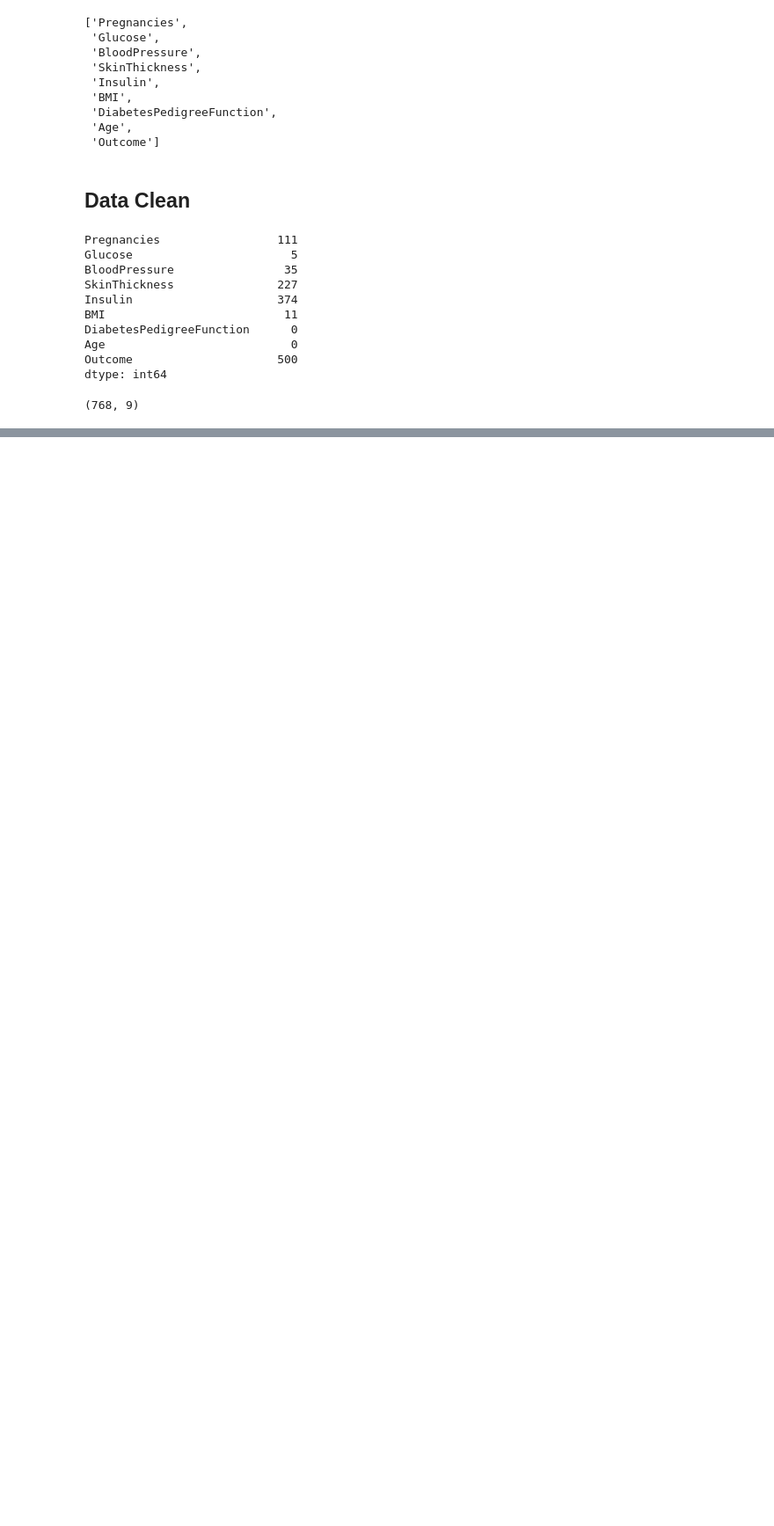
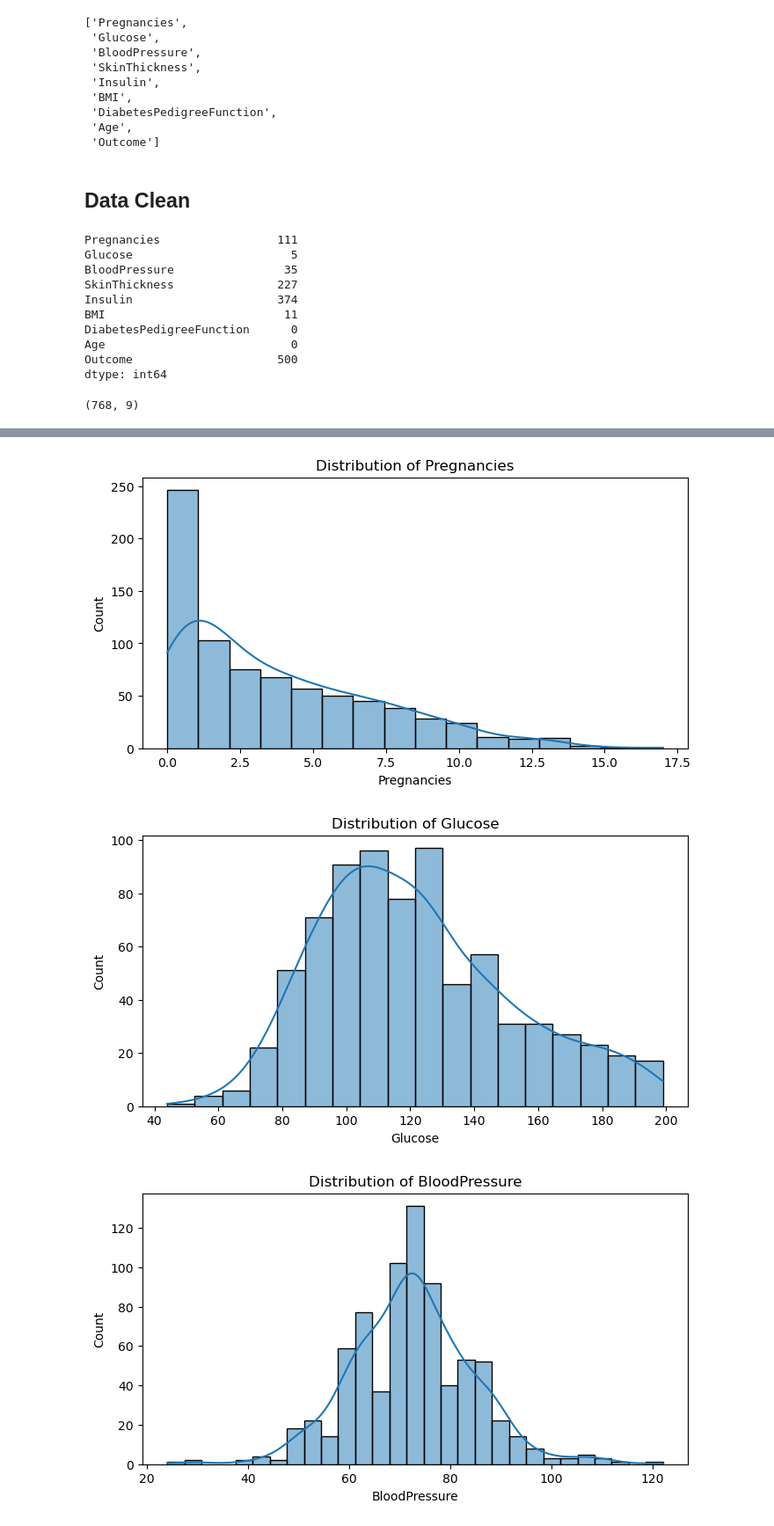
Before and after one commit to orczhu/zhu-ai-learning, a Jupyter notebook: capstone/capstone.ipynb, the cells around one changed output, grey strips where cells are left out. Shown at 88% size. Drawn from its saved outputs; the diff is of its cells as text; code cells hidden in the pictures; blank space fills up the shorter version.

```diff
--- a/capstone/capstone.ipynb
+++ b/capstone/capstone.ipynb
@@ -111,0 +124,14 @@ dia.shape
+# %%
+# For Glucose, we can fit in the mean value with very low missing rate
+dia['Glucose'].fillna(dia['Glucose'].mean(), inplace=True)
+# %%
+# BloodPressure can we can fit the mod value since missing rate is 4%
+dia['BloodPressure'].fillna(dia['BloodPressure'].mean(), inplace=True)
+# %%
+# BMI same treatment as mean
+dia['BMI'].fillna(dia['BMI'].mean(), inplace=True)
+# %%
+# Deal with SkinThickness and Insulin which has high missing rate
+# I am thinking to use KNNImputer
+imputer = KNNImputer(n_neighbors=5)
+dia[col_with_zero] = imputer.fit_transform(dia[col_with_zero])
@@ -111,0 +150,12 @@ dia.shape
+# %%
+# Hostplot for each columns removing outcome
+cols_without_outcome = dia.columns.drop('Outcome')
+for col in cols_without_outcome:
+    plt.figure(figsize=(8, 4))
+    sns.histplot(dia[col], kde=True)
+    plt.title(f'Distribution of {col}')
+    plt.show()
+# %% [output]
+[figure, added]
+[figure, added]
+[figure, added]
```
Also changed, not shown: parts of 5 cells of this notebook.
